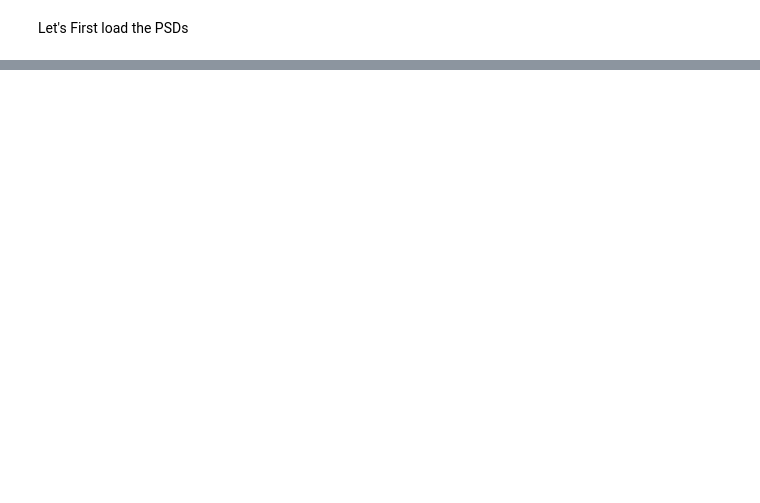
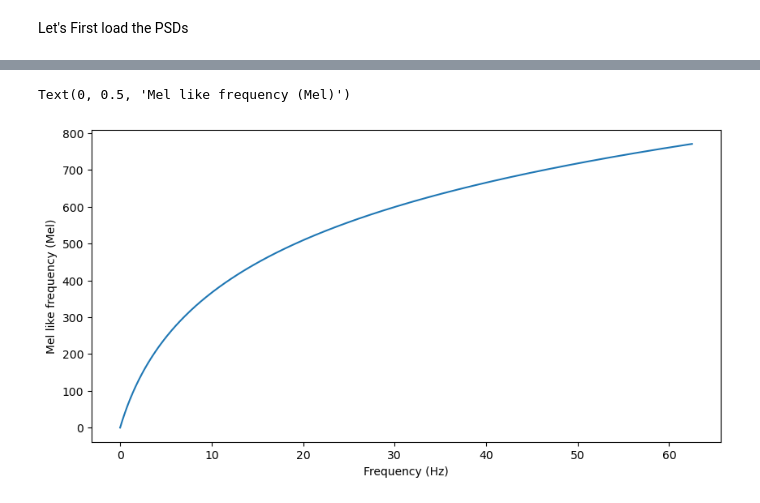
Before and after one commit to YacineBelHadj/AD_yacine, a Jupyter notebook: notebooks/feature/analyse_mel.ipynb, the cells around one changed output, grey strips where cells are left out. Saved outputs shown, nothing was run; the diff lists cells and outputs as text; code cells hidden in the pictures; blank space fills up the shorter version.

```diff
--- a/notebooks/feature/analyse_mel.ipynb
+++ b/notebooks/feature/analyse_mel.ipynb
@@ -12,0 +24,15 @@ FileNotFoundError: [Errno 2] No such file or directory: '/data/processed/PSD/PSD
+# %%
+def freq_to_mel(freq):
+    return 250.0 * np.log(1 + freq / 3)
+def mel_to_freq(mel):
+    return 3.0 * (np.exp(mel / 250.0) - 1)
+# %%
+frequencies = np.linspace(0, 62.5, 3750)
+mel_frequencies = freq_to_mel(frequencies)
+fig,ax= plt.subplots(figsize=(10,5))
+ax.plot(frequencies,mel_frequencies)
+ax.set_xlabel('Frequency (Hz)')
+ax.set_ylabel('Mel like frequency (Mel)')
+# %% [output]
+Text(0, 0.5, 'Mel like frequency (Mel)')
+[figure, added]
```
Also changed, not shown: parts of 16 cells of this notebook.
